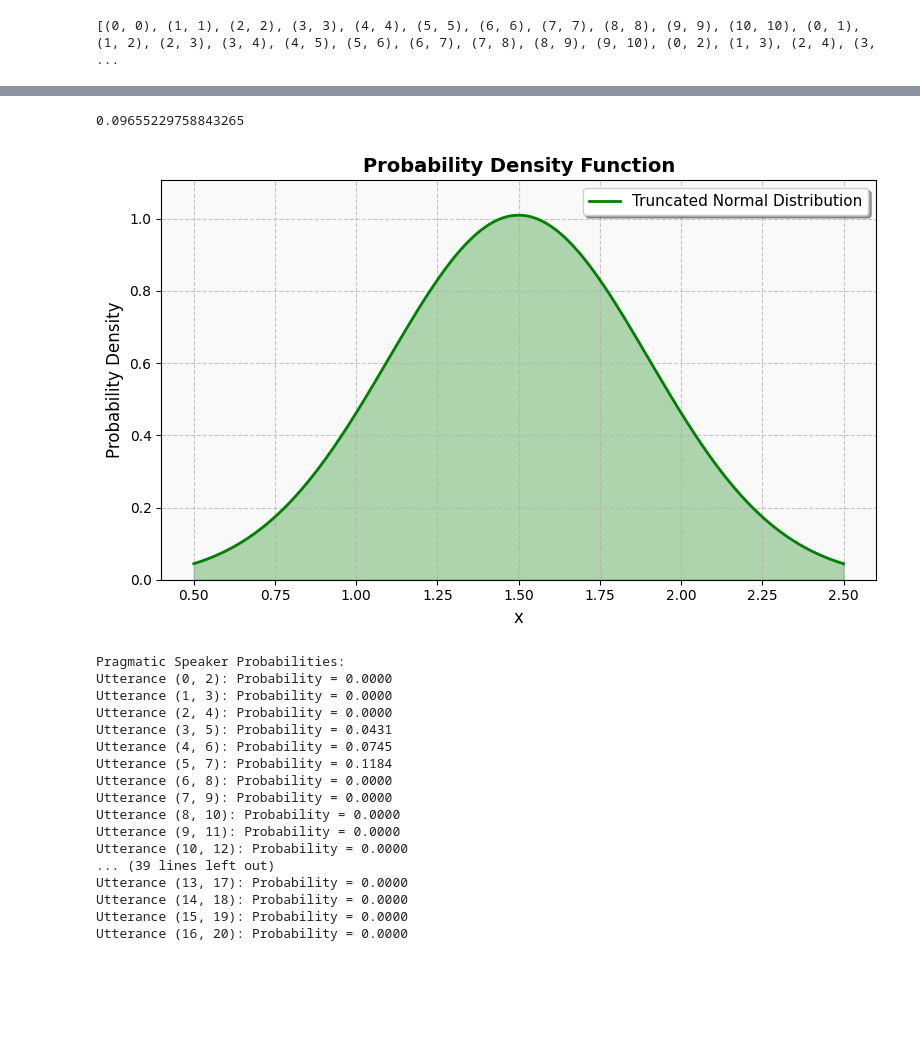
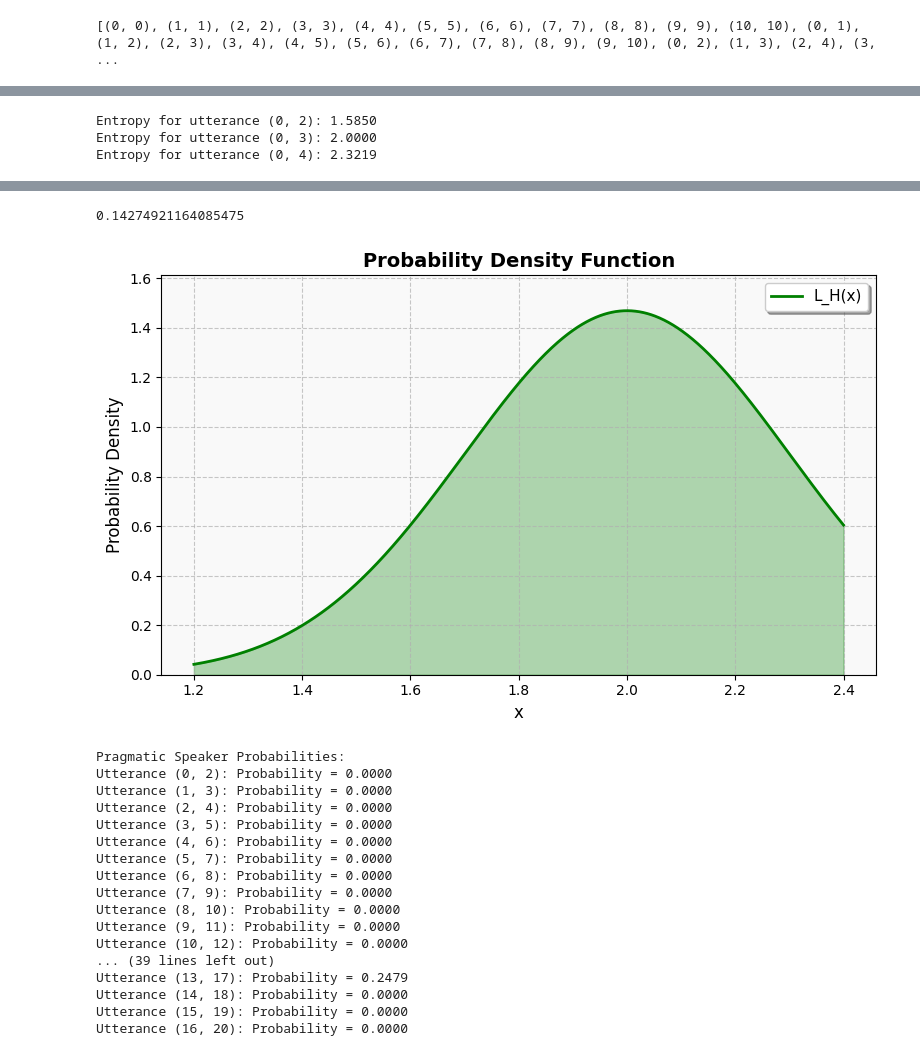
Before and after one commit to keremoner/argumentative-awareness, a Jupyter notebook: trial.ipynb, the cells around one changed output, grey strips where cells are left out. Cells and saved outputs as stored; diff of their text form; code cells hidden in the pictures; blank space fills up the shorter version.

```diff
--- a/trial.ipynb
+++ b/trial.ipynb
@@ -116,3 +127,14 @@ plot_discrete_prob_dist(*literal_listener((2, 5), (0, 10)), "Literal Listener",
+# %%
+diff_utt = [(0, 2), (0, 3), (0, 4)]
+for utt in diff_utt:
+    x, pmf = literal_listener(utt, (0, 20))
+    pmf = pmf[pmf > 0]  # Filter out zero probabilities
+    entropy = -np.sum(pmf *  np.log2(pmf))
+    print(f"Entropy for utterance {utt}: {entropy:.4f}")
+# %% [output]
+Entropy for utterance (0, 2): 1.5850
+Entropy for utterance (0, 3): 2.0000
+Entropy for utterance (0, 4): 2.3219
 # %%
 min_interval = 2
 max_interval = 4
@@ -157,16 +179,16 @@ def truncated_normal(mean, std, min_x, max_x):
     dist = stats.truncnorm(a, b, loc=mean, scale=std)
     return dist
 # %%
-min_value = 0.5
-max_value = 2.5
-mean = 1.5
-std = 0.4
+min_value = 1.2
+max_value = 2.4
+mean = 2.0
+std = 0.3
 x = np.linspace(min_value, max_value, 1000)
-pdf = truncated_normal(mean, std, min_value, max_value).pdf(x)
-plot_prob_dist(x, pdf, "Truncated Normal Distribution", color='green')
+belief = truncated_normal(mean, std, min_value, max_value)
+plot_prob_dist(x, belief.pdf(x), "L_H(x)", color='green')
 # %% [output]
-0.09655229758843265
+0.14274921164085475
-[figure, old version]
+[figure, new version]
 # %%
 def literal_speaker(state, utterances, domain):
     probs = []
@@ -242,7 +264,7 @@ persusaviness = persuasiveness_all_utterances("high", utterances, domain)
 
 
 
-pragmatic_speaker_p = pragmatic_speaker(5, "high", utterances, domain, alpha=3.0)
+pragmatic_speaker_p = pragmatic_speaker(13, "high", utterances, domain, alpha=10.0)
 print("Pragmatic Speaker Probabilities:")
 for utt, prob in pragmatic_speaker_p.items():
     print(f"Utterance {utt}: Probability = {prob:.4f}")
@@ -251,16 +273,16 @@ Pragmatic Speaker Probabilities:
 Utterance (0, 2): Probability = 0.0000
 Utterance (1, 3): Probability = 0.0000
 Utterance (2, 4): Probability = 0.0000
-Utterance (3, 5): Probability = 0.0431
-Utterance (4, 6): Probability = 0.0745
-Utterance (5, 7): Probability = 0.1184
+Utterance (3, 5): Probability = 0.0000
+Utterance (4, 6): Probability = 0.0000
+Utterance (5, 7): Probability = 0.0000
 Utterance (6, 8): Probability = 0.0000
 Utterance (7, 9): Probability = 0.0000
 Utterance (8, 10): Probability = 0.0000
 Utterance (9, 11): Probability = 0.0000
 Utterance (10, 12): Probability = 0.0000
 ... (39 lines left out)
-Utterance (13, 17): Probability = 0.0000
+Utterance (13, 17): Probability = 0.2479
 Utterance (14, 18): Probability = 0.0000
 Utterance (15, 19): Probability = 0.0000
 Utterance (16, 20): Probability = 0.0000
```
Also changed, not shown: parts of 17 cells of this notebook, 6 other files.
